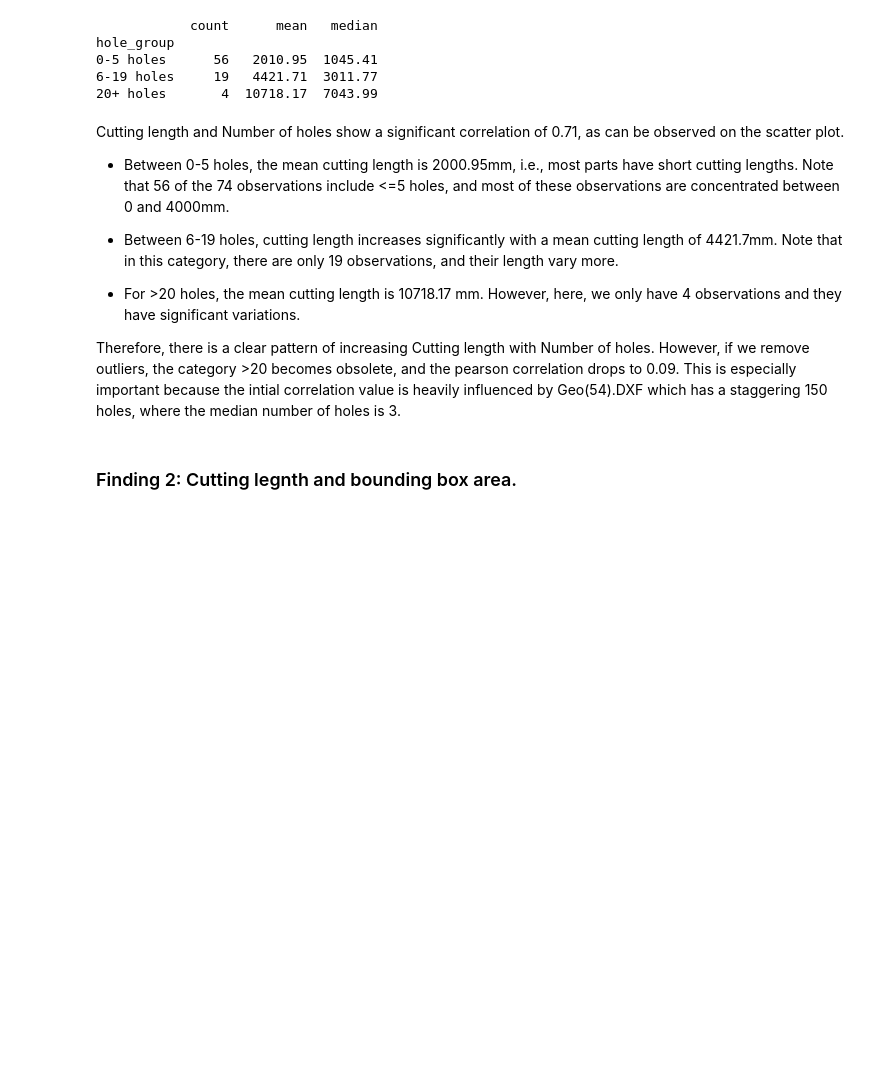
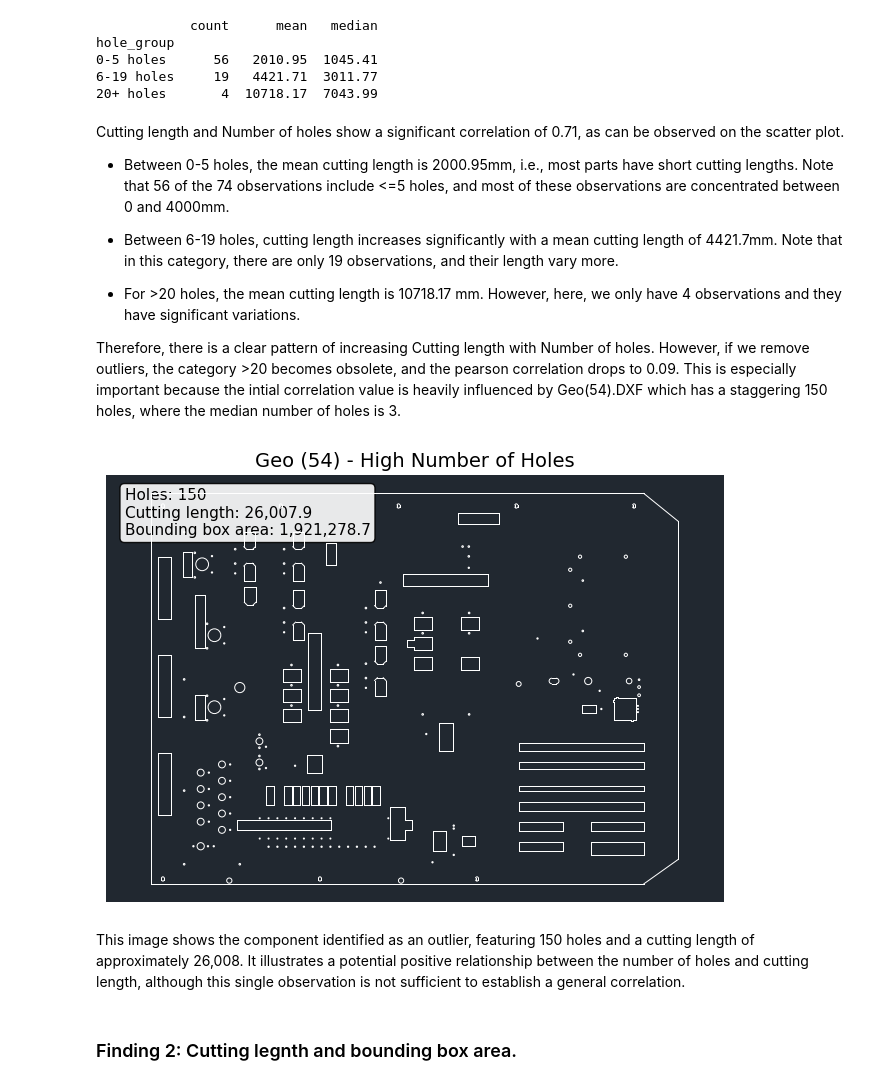
Before and after one commit to stawata/Challange_1_LaserCut-GmbH, a Jupyter notebook: DSF4E_Challenge1-2/LaserCut_EDA_Feature_Exploration.ipynb, the cells around one changed output. Drawn from its saved outputs; the diff is of its cells as text; code cells hidden in the pictures; blank space fills up the shorter version.

Commit message:
deleted cd and add images of drawings of DXF GEOMETRIES

```diff
--- a/DSF4E_Challenge1-2/LaserCut_EDA_Feature_Exploration.ipynb
+++ b/DSF4E_Challenge1-2/LaserCut_EDA_Feature_Exploration.ipynb
@@ -520,6 +518,86 @@ Cutting length and Number of holes show a significant correlation of 0.71, as ca
 * For >20 holes, the mean cutting length is 10718.17 mm. However, here, we only have 4 observations and they have significant variations.
 
 Therefore, there is a clear pattern of increasing Cutting length with Number of holes. However, if we remove outliers, the category >20 becomes obsolete, and the pearson correlation drops to 0.09. This is especially important because the intial correlation value is heavily influenced by Geo(54).DXF which has a staggering 150 holes, where the median number of holes is 3.
+# %%
+import ezdxf
+import matplotlib.pyplot as plt
+from pathlib import Path
+from ezdxf.addons.drawing import RenderContext, Frontend
+from ezdxf.addons.drawing.matplotlib import MatplotlibBackend
+
+DXF_FOLDER = Path("10991360")
+
+# Find DXF files recursively
+dxf_files = {
+    p.name.lower(): p
+    for p in DXF_FOLDER.rglob("*")
+    if p.is_file() and p.suffix.lower() == ".dxf"
+}
+
+# Match filenames with dataframe
+filename_col = next(
+    (c for c in ["file_name", "filename", "dxf_file", "file", "name"]
+     if c in df.columns),
+    None
+)
+
+if filename_col is None:
+    raise ValueError("Filename column not found.")
+
+df["_filename_match"] = (
+    df[filename_col].astype(str)
+    .apply(lambda x: Path(x.replace("\\", "/")).name.lower())
+)
+# GEO (54) - EXTREME NUMBER OF HOLES
+
+name = "Geo (54).DXF"
+file_path = dxf_files.get(name.lower())
+
+if file_path is None:
+    raise FileNotFoundError(f"{name} not found")
+
+fig, ax = plt.subplots(figsize=(9, 7))
+
+doc = ezdxf.readfile(file_path)
+context = RenderContext(doc)
+backend = MatplotlibBackend(ax)
+
+Frontend(context, backend).draw_layout(
+    doc.modelspace(),
+    finalize=True
+)
+
+ax.set_aspect("equal", adjustable="datalim")
+ax.set_title("Geo (54) - High Number of Holes", fontsize=14)
+ax.set_xlabel("X coordinate")
+ax.set_ylabel("Y coordinate")
+ax.grid(alpha=0.25)
+
+row = df[df["_filename_match"] == name.lower()]
+
+if not row.empty:
+    row = row.iloc[0]
+
+    info = (
+        f"Holes: {row['number_of_holes']:.0f}\n"
+        f"Cutting length: {row['cutting_length']:,.1f}\n"
+        f"Bounding box area: {row['bounding_box_area']:,.1f}"
+    )
+
+    ax.text(
+        0.03, 0.97, info,
+        transform=ax.transAxes,
+        va="top",
+        fontsize=11,
+        bbox=dict(boxstyle="round", facecolor="white", alpha=0.9)
+    )
+
+plt.tight_layout()
+plt.show()
+# %% [output]
+[figure, added]
+# %% [markdown]
+This image shows the component identified as an outlier, featuring 150 holes and a cutting length of approximately 26,008. It illustrates a potential positive relationship between the number of holes and cutting length, although this single observation is not sufficient to establish a general correlation.
 # %% [markdown]
 ### Finding 2: Cutting legnth and bounding box area.
 # %%
```
Also changed, not shown: parts of 14 cells of this notebook.
